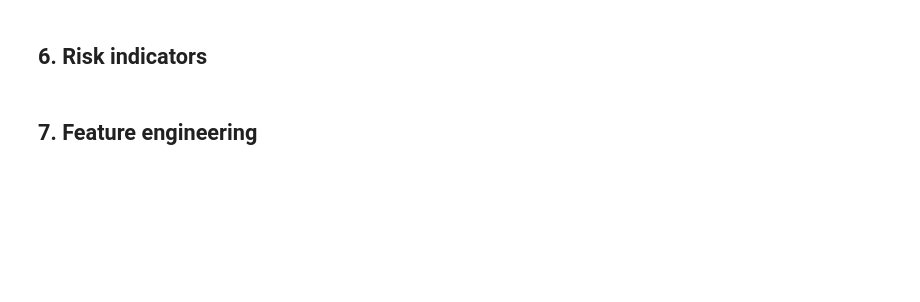
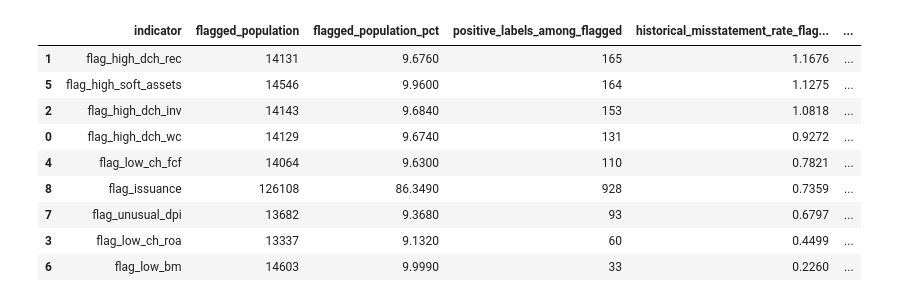
Before and after one commit to mirandamaisnam/audit-risk-analytics, a Jupyter notebook: notebooks/03_financial_risk_analysis.ipynb, the cells around one changed output. Cells and saved outputs as stored; diff of their text form; code cells hidden in the pictures; blank space fills up the shorter version.

```diff
--- a/notebooks/03_financial_risk_analysis.ipynb
+++ b/notebooks/03_financial_risk_analysis.ipynb
@@ -25,7 +202,39 @@ No analysis has been performed yet. Run cells in order once `data/raw/data_Fraud
-# %% [markdown]
-## 6. Risk indicators
 # %%
-# TODO: implement this section
+overall_rate = df[TARGET].mean() * 100
+
+single_indicator_rows = []
+for flag in RISK_FLAGS:
+    valid = df[flag].notna()
+    flagged = valid & (df[flag] == 1)
+    n_flagged = int(flagged.sum())
+    n_flagged_positive = int(df.loc[flagged, TARGET].sum())
+    flagged_rate = df.loc[flagged, TARGET].mean() * 100 if n_flagged > 0 else np.nan
+    non_flagged = valid & (df[flag] == 0)
+    non_flagged_rate = df.loc[non_flagged, TARGET].mean() * 100 if non_flagged.sum() > 0 else np.nan
+    lift = flagged_rate / overall_rate if (n_flagged > 0 and overall_rate > 0) else np.nan
+
+    single_indicator_rows.append({
+        "indicator": flag,
+        "flagged_population": n_flagged,
+        "flagged_population_pct": round(n_flagged / len(df) * 100, 3),
+        "positive_labels_among_flagged": n_flagged_positive,
+        "historical_misstatement_rate_flagged_pct": round(flagged_rate, 4) if n_flagged > 0 else np.nan,
+        "historical_misstatement_rate_nonflagged_pct": round(non_flagged_rate, 4) if not np.isnan(non_flagged_rate) else np.nan,
+        "overall_rate_pct": round(overall_rate, 4),
+        "lift_vs_overall": round(lift, 2) if not np.isnan(lift) else np.nan,
+    })
+
+single_indicator_table = pd.DataFrame(single_indicator_rows).sort_values("lift_vs_overall", ascending=False)
+single_indicator_table
+# %% [output]
+|  | indicator | flagged_population | flagged_population_pct | positive_labels_among_flagged | historical_misstatement_rate_flag... | ... |
+| 1 | flag_high_dch_rec | 14131 | 9.6760 | 165 | 1.1676 | ... |
+| 5 | flag_high_soft_assets | 14546 | 9.9600 | 164 | 1.1275 | ... |
+| 2 | flag_high_dch_inv | 14143 | 9.6840 | 153 | 1.0818 | ... |
+| 0 | flag_high_dch_wc | 14129 | 9.6740 | 131 | 0.9272 | ... |
+| 4 | flag_low_ch_fcf | 14064 | 9.6300 | 110 | 0.7821 | ... |
+| 8 | flag_issuance | 126108 | 86.3490 | 928 | 0.7359 | ... |
+| 7 | flag_unusual_dpi | 13682 | 9.3680 | 93 | 0.6797 | ... |
+| 3 | flag_low_ch_roa | 13337 | 9.1320 | 60 | 0.4499 | ... |
+| 6 | flag_low_bm | 14603 | 9.9990 | 33 | 0.2260 | ... |
-# %% [markdown]
-## 7. Feature engineering
 # %%
```
Also changed, not shown: parts of 24 cells of this notebook.
